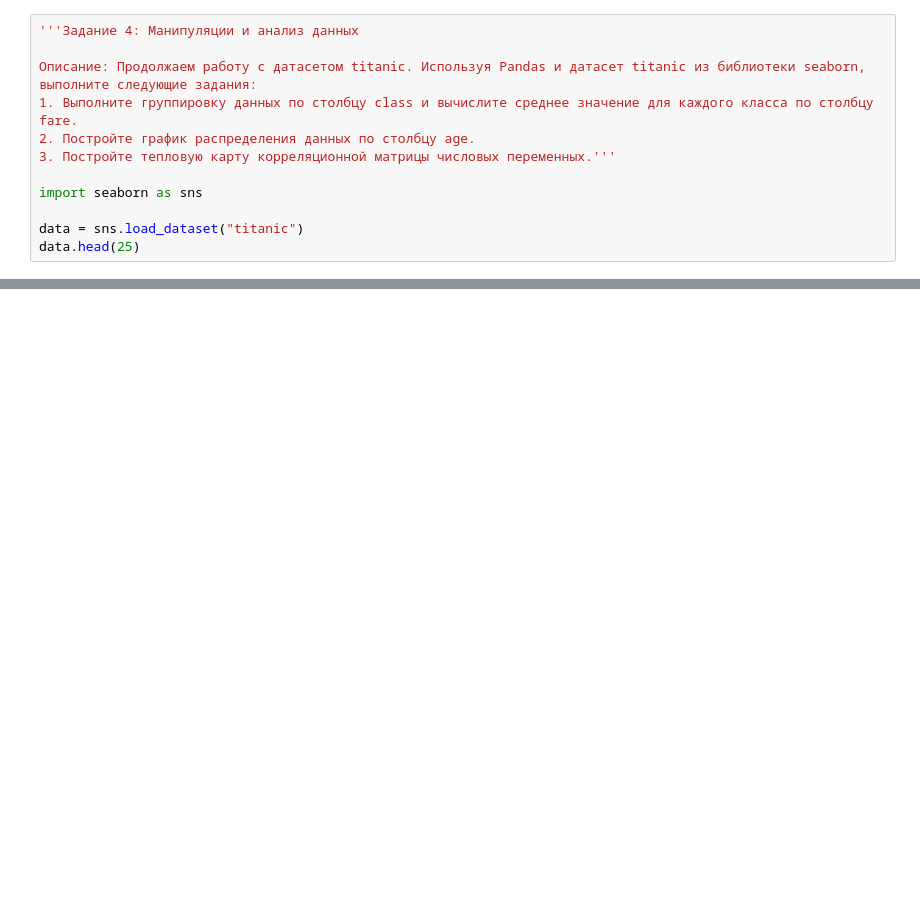
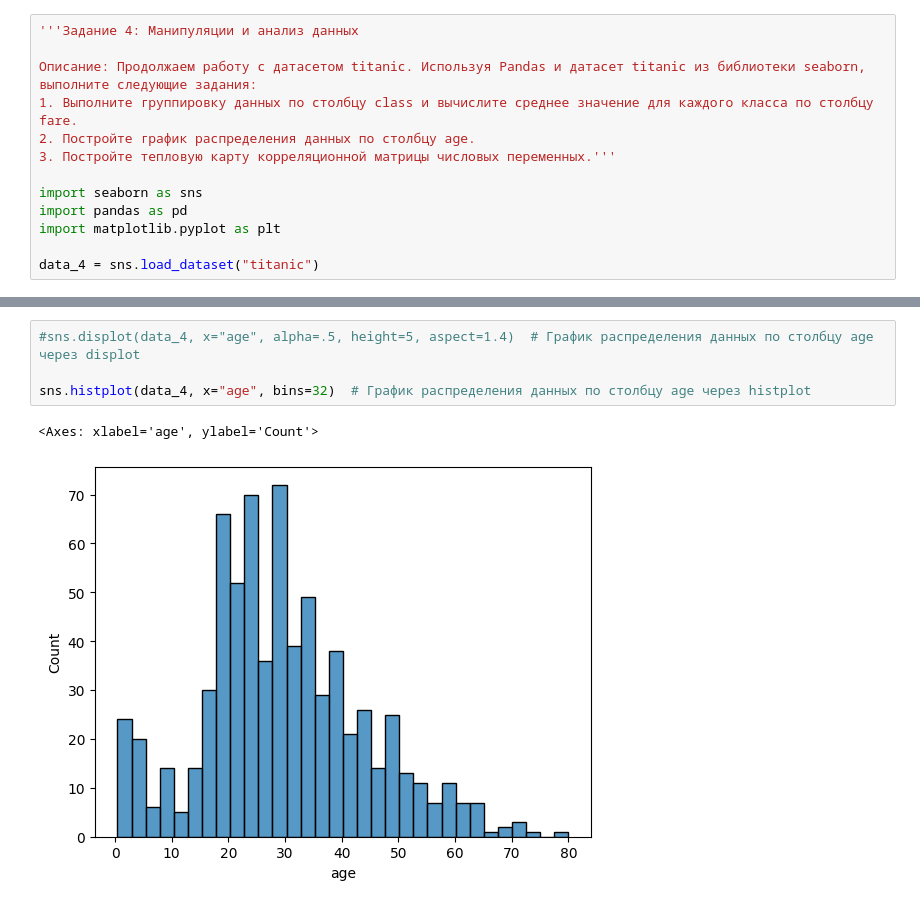
Before and after one commit to akazachkov/ML_lesson_material, a Jupyter notebook: Аттестация_1.ipynb, the cells around one changed output, grey strips where cells are left out. Drawn from its saved outputs; the diff is of its cells as text; blank space fills up the shorter version.

```diff
--- a/Аттестация_1.ipynb
+++ b/Аттестация_1.ipynb
@@ -65,6 +122,7 @@ data.head(20)  # Смотрим первые 20 строк, чтобы увид
 3. Постройте тепловую карту корреляционной матрицы числовых переменных.'''
 
 import seaborn as sns
+import pandas as pd
+import matplotlib.pyplot as plt
 
-data = sns.load_dataset("titanic")
-data.head(25)
+data_4 = sns.load_dataset("titanic")
@@ -72,0 +137,7 @@ data.head(25)
+# %%
+#sns.displot(data_4, x="age", alpha=.5, height=5, aspect=1.4)  # График распределения данных по столбцу age через displot
+
+sns.histplot(data_4, x="age", bins=32)  # График распределения данных по столбцу age через histplot
+# %% [output]
+<Axes: xlabel='age', ylabel='Count'>
+[figure, added]
```
Also changed, not shown: parts of 19 cells of this notebook.
